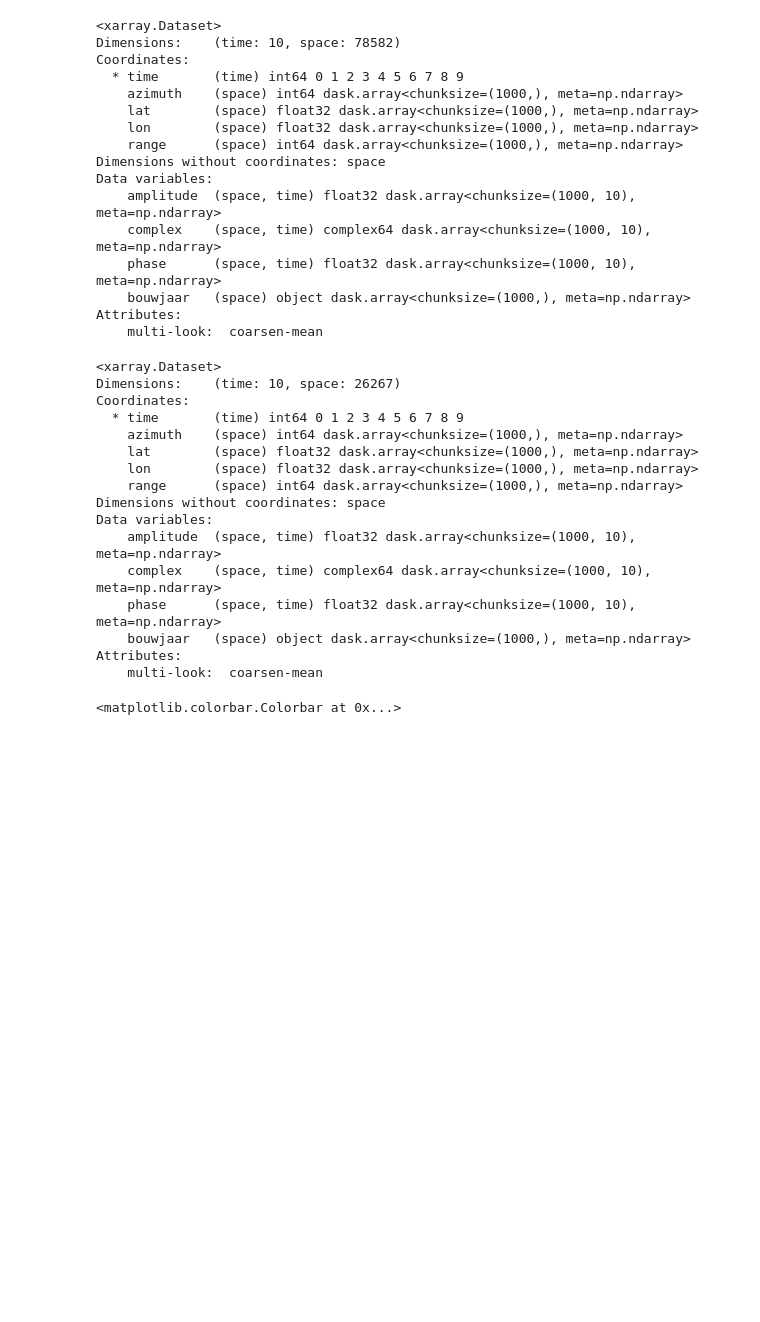
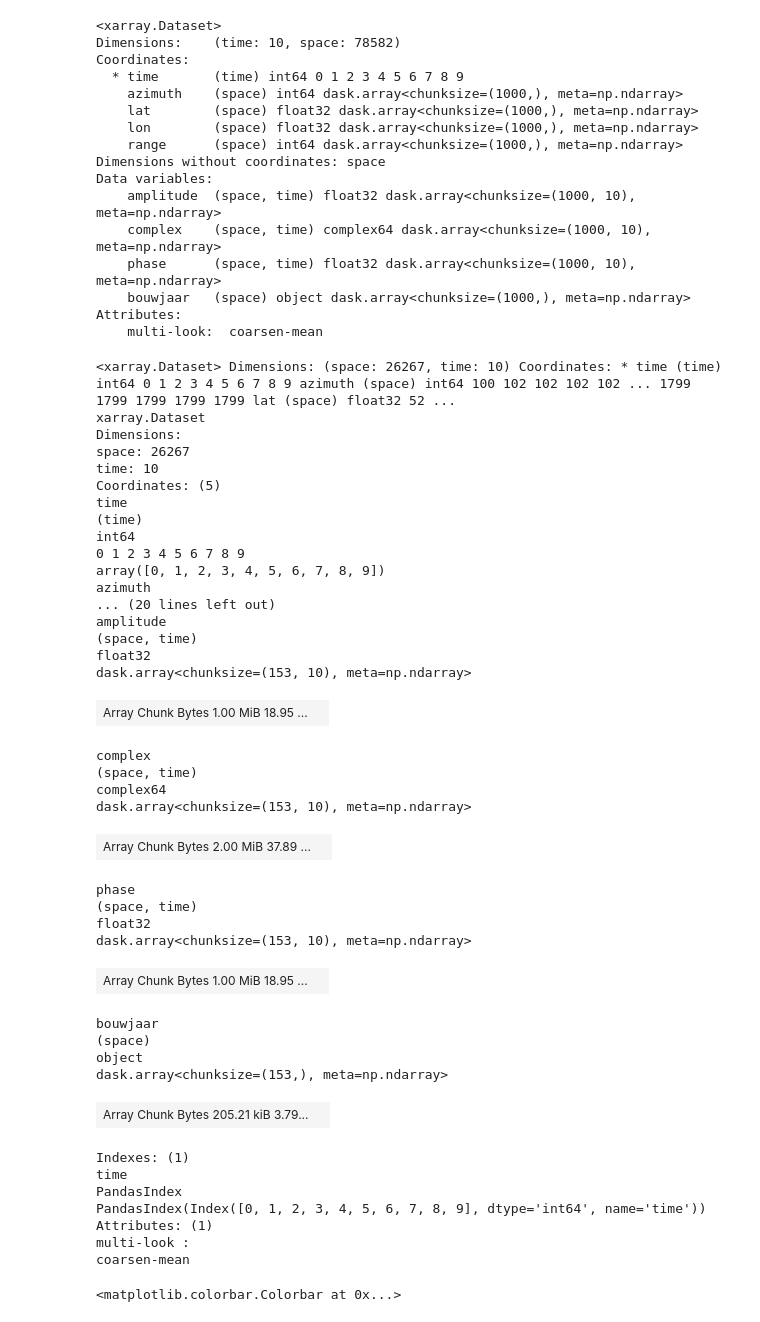
Before and after one commit to MotionbyLearning/example_scripts, a Jupyter notebook: stac_catalog/step3_query_from_catalog.ipynb, the cells around one changed output. Cells and saved outputs as stored; diff of their text form; code cells hidden in the pictures; blank space fills up the shorter version.

```diff
--- a/stac_catalog/step3_query_from_catalog.ipynb
+++ b/stac_catalog/step3_query_from_catalog.ipynb
@@ -121,26 +123,53 @@ Data variables:
     bouwjaar   (space) object dask.array<chunksize=(1000,), meta=np.ndarray>
 Attributes:
     multi-look:  coarsen-mean
-# %%
-stm_enriched_subset = stm_enriched.stm.subset(method='polygon', polygon=bag_polygons)
-stm_enriched_subset
-# %% [output]
-<xarray.Dataset>
-Dimensions:    (time: 10, space: 26267)
-Coordinates:
-  * time       (time) int64 0 1 2 3 4 5 6 7 8 9
-    azimuth    (space) int64 dask.array<chunksize=(1000,), meta=np.ndarray>
-    lat        (space) float32 dask.array<chunksize=(1000,), meta=np.ndarray>
-    lon        (space) float32 dask.array<chunksize=(1000,), meta=np.ndarray>
-    range      (space) int64 dask.array<chunksize=(1000,), meta=np.ndarray>
-Dimensions without coordinates: space
-Data variables:
-    amplitude  (space, time) float32 dask.array<chunksize=(1000, 10), meta=np.ndarray>
-    complex    (space, time) complex64 dask.array<chunksize=(1000, 10), meta=np.ndarray>
-    phase      (space, time) float32 dask.array<chunksize=(1000, 10), meta=np.ndarray>
-    bouwjaar   (space) object dask.array<chunksize=(1000,), meta=np.ndarray>
-Attributes:
-    multi-look:  coarsen-mean
+# %%
+# Points not on BAG polygons will be None
+# Drop entries with None values to exclude them
+mask = (stm_enriched['bouwjaar'] == None)
+stm_enriched_subset = stm_enriched.where(~mask.compute(),drop=True)
+stm_enriched_subset
+# %% [output]
+<xarray.Dataset> Dimensions: (space: 26267, time: 10) Coordinates: * time (time) int64 0 1 2 3 4 5 6 7 8 9 azimuth (space) int64 100 102 102 102 102 ... 1799 1799 1799 1799 1799 lat (space) float32 52 ...
+xarray.Dataset
+Dimensions:
+space: 26267
+time: 10
+Coordinates: (5)
+time
+(time)
+int64
+0 1 2 3 4 5 6 7 8 9
+array([0, 1, 2, 3, 4, 5, 6, 7, 8, 9])
+azimuth
+... (20 lines left out)
+amplitude
+(space, time)
+float32
+dask.array<chunksize=(153, 10), meta=np.ndarray>
+| Array Chunk Bytes 1.00 MiB 18.95 ... |  |
+complex
+(space, time)
+complex64
+dask.array<chunksize=(153, 10), meta=np.ndarray>
+| Array Chunk Bytes 2.00 MiB 37.89 ... |  |
+phase
+(space, time)
+float32
+dask.array<chunksize=(153, 10), meta=np.ndarray>
+| Array Chunk Bytes 1.00 MiB 18.95 ... |  |
+bouwjaar
+(space)
+object
+dask.array<chunksize=(153,), meta=np.ndarray>
+| Array Chunk Bytes 205.21 kiB 3.79... |  |
+Indexes: (1)
+time
+PandasIndex
+PandasIndex(Index([0, 1, 2, 3, 4, 5, 6, 7, 8, 9], dtype='int64', name='time'))
+Attributes: (1)
+multi-look :
+coarsen-mean
 # %%
 # Visualize results
 from matplotlib import pyplot as plt
```
Also changed, not shown: parts of 3 cells of this notebook, 2 other files.
